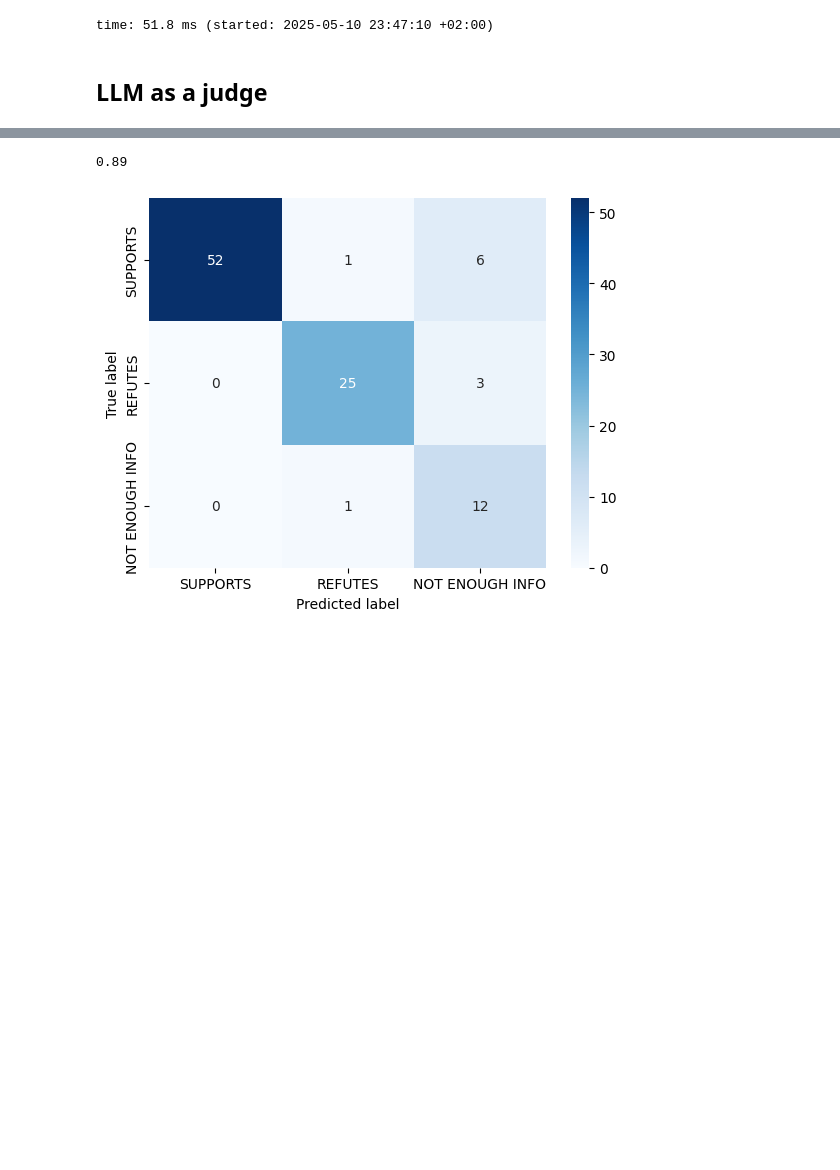
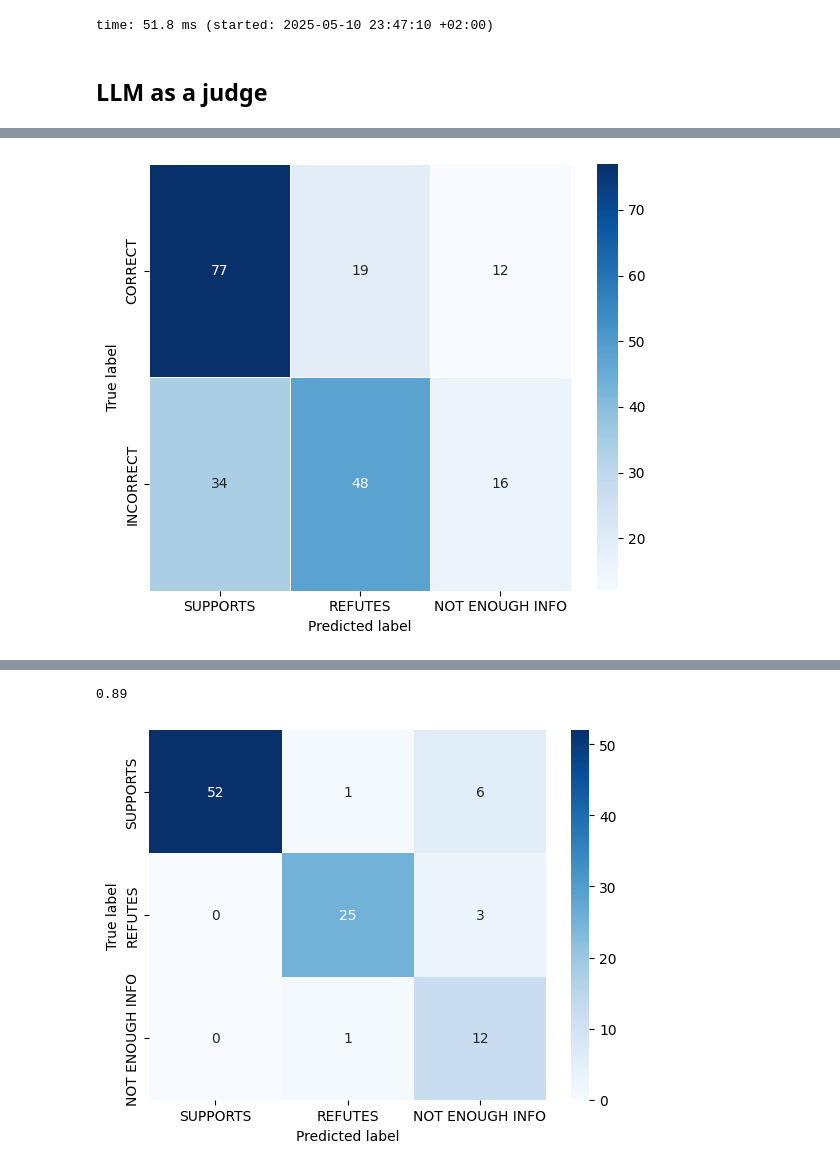
Before and after one commit to dmitrykhursen/mushroom, a Jupyter notebook: notebook/Hallucination.ipynb, the cells around one changed output, grey strips where cells are left out. Drawn from its saved outputs; the diff is of its cells as text; code cells hidden in the pictures; blank space fills up the shorter version.

Commit message:
classify real dataset

```diff
--- a/notebook/Hallucation.ipynb
+++ b/notebook/Hallucination.ipynb
@@ -37,6 +38,7 @@ time: 3.55 s (started: 2025-05-10 22:39:25 +02:00)
 '''
 Dataset 1: potsawee/wiki_bio_gpt3_hallucination: accurate, minor_inaccurate, major_inaccurate
 Dataset 2: fever
+Dataset 3: original dataset
 '''
-DATASET =  2
+DATASET =  3
 # %% [output]
@@ -91,7 +48,7 @@ time: 1min 58s (started: 2025-05-10 21:13:37 +02:00)
 # %%
 if DATASET == 1:
     df = pd.read_parquet("hf://datasets/potsawee/wiki_bio_gpt3_hallucination/data/evaluation-00000-of-00001-e91191b8ff41afbe.parquet")
-    dataset = pd.DataFrame({
+    train_data = pd.DataFrame({
     'sentence': df['gpt3_sentences'].explode(),
     'annotation': df['annotation'].explode(),
     'original_text': df['wiki_bio_text'].repeat(df['gpt3_sentences'].str.len())
@@ -105,4 +62,8 @@ elif DATASET == 2:
     dataset_with_wiki = add_wikipedia_text(dataset['train'], wiki_dict)
     filtered_dataset = dataset_with_wiki.filter(filter_missing_wiki)
     train_data = pd.DataFrame(filtered_dataset)
+elif DATASET == 3:
+    data = read_json("./wiki-pages/entries_with_facts_and_retrieval.json")
+    train_data = build_df(data)
+train_data.head(5)
 # %% [output]
@@ -234,0 +271,4 @@ time: 1min 24s (started: 2025-05-14 16:28:13 +02:00)
+# %%
+plot_confusion_matrix(train_data['label'], train_data['pred'])
+# %% [output]
+[figure, added]
```
Also changed, not shown: parts of 12 cells of this notebook, 1 other file.
